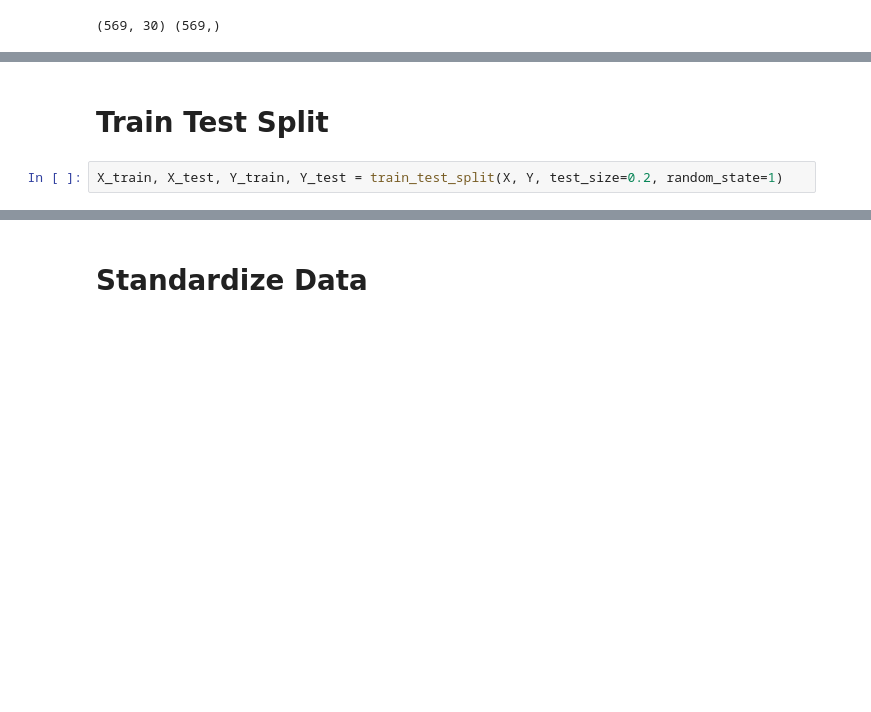
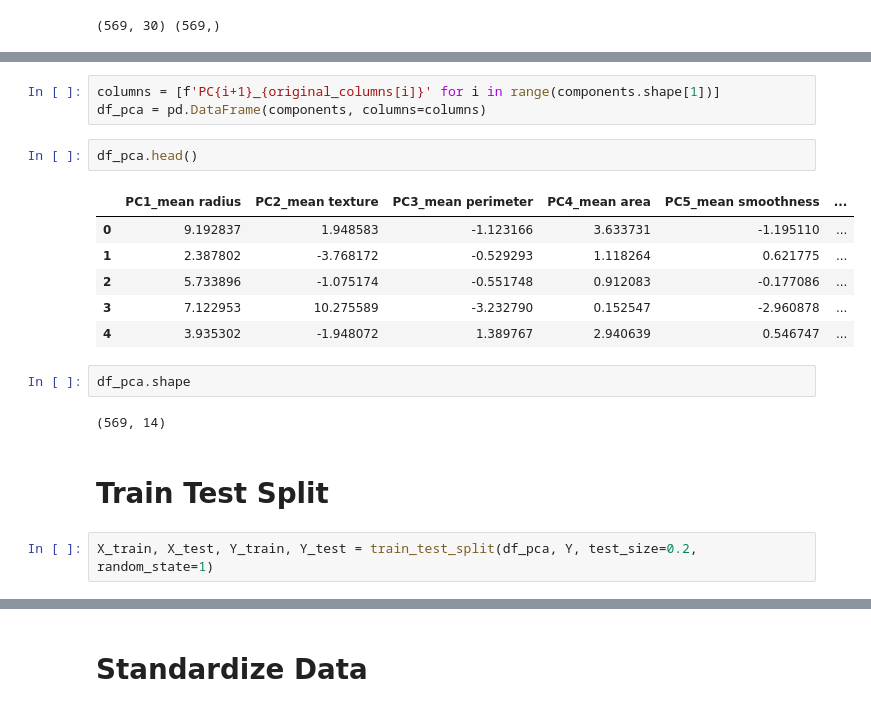
Before and after one commit to Didrikhya-Uzir/Breast-Cancer-Prediction, a Jupyter notebook: Breast Cancer Classification with NN.ipynb, the cells around one changed output, grey strips where cells are left out. Saved outputs shown, nothing was run; the diff lists cells and outputs as text; blank space fills up the shorter version.

```diff
--- a/Breast Cancer Classification with NN.ipynb
+++ b/Breast Cancer Classification with NN.ipynb
@@ -123,7 +160,23 @@ print(X.shape, Y.shape)
+# %%
+columns = [f'PC{i+1}_{original_columns[i]}' for i in range(components.shape[1])]
+df_pca = pd.DataFrame(components, columns=columns)
+# %%
+df_pca.head()
+# %% [output]
+|  | PC1_mean radius | PC2_mean texture | PC3_mean perimeter | PC4_mean area | PC5_mean smoothness | ... |
+| 0 | 9.192837 | 1.948583 | -1.123166 | 3.633731 | -1.195110 | ... |
+| 1 | 2.387802 | -3.768172 | -0.529293 | 1.118264 | 0.621775 | ... |
+| 2 | 5.733896 | -1.075174 | -0.551748 | 0.912083 | -0.177086 | ... |
+| 3 | 7.122953 | 10.275589 | -3.232790 | 0.152547 | -2.960878 | ... |
+| 4 | 3.935302 | -1.948072 | 1.389767 | 2.940639 | 0.546747 | ... |
+# %%
+df_pca.shape
+# %% [output]
+(569, 14)
 # %% [markdown]
 # Train Test Split
 # %%
-X_train, X_test, Y_train, Y_test = train_test_split(X, Y, test_size=0.2, random_state=1)
+X_train, X_test, Y_train, Y_test = train_test_split(df_pca, Y, test_size=0.2, random_state=1)
 # %%
 print(X_train.shape, Y_train.shape,X_test.shape, Y_test.shape)
 # %% [output]
```
Also changed, not shown: parts of 29 cells of this notebook, 5 other files.
